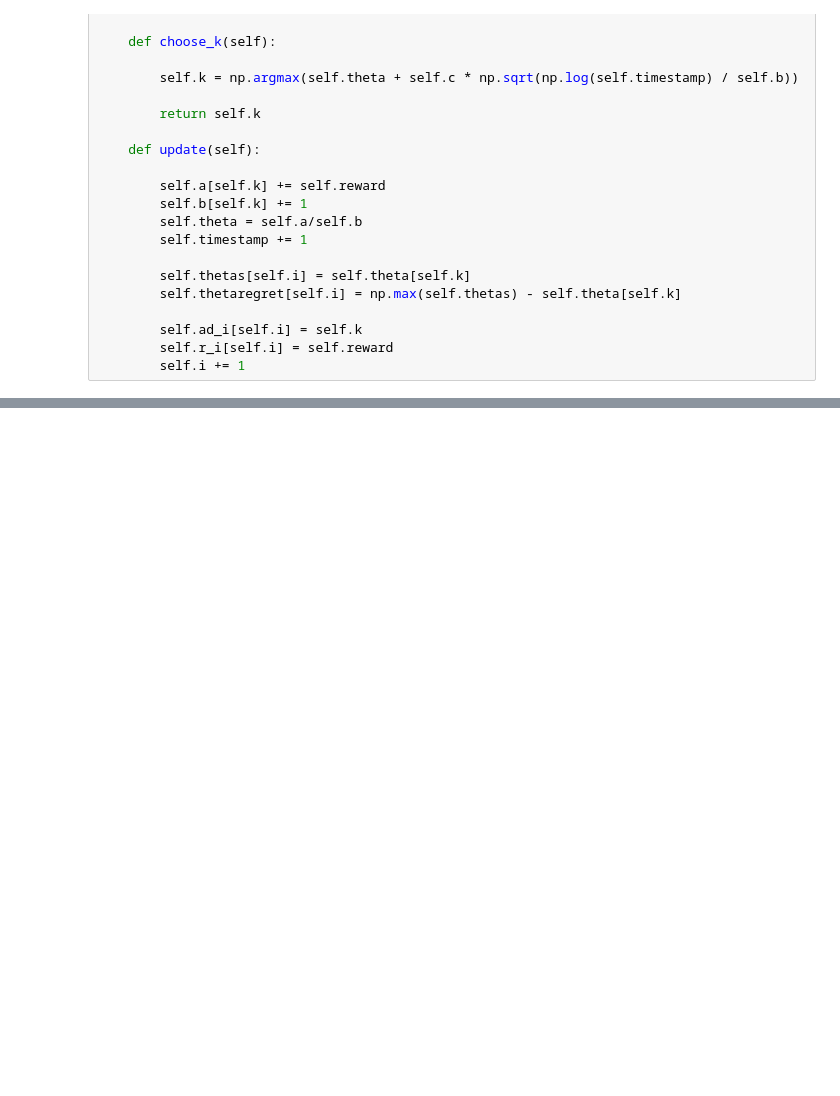
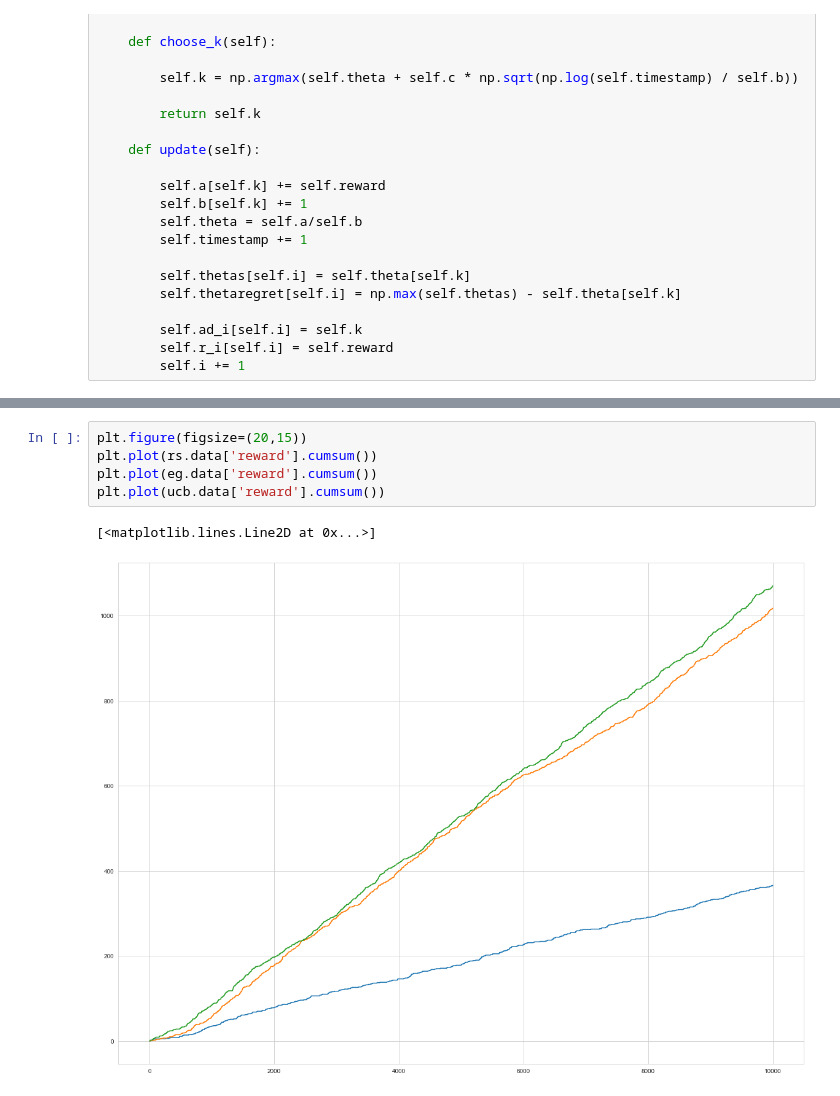
Before and after one commit to ashrek1/Reinforcement-learning, a Jupyter notebook: multi armed bandit/MAB_env.ipynb, the cells around one changed output, grey strips where cells are left out. Cells and saved outputs as stored; diff of their text form; blank space fills up the shorter version.

```diff
--- a/multi armed bandit/MAB_env.ipynb
+++ b/multi armed bandit/MAB_env.ipynb
@@ -193,3 +258,11 @@ plot_k_choices(ucb, "upper bounds confidence", ucb_total_score)
+# %%
+plt.figure(figsize=(20,15))
+plt.plot(rs.data['reward'].cumsum())
+plt.plot(eg.data['reward'].cumsum())
+plt.plot(ucb.data['reward'].cumsum())
+# %% [output]
+[<matplotlib.lines.Line2D at 0x...>]
+[figure, added]
 # %%
 totals = {'rs':[], 'eg':[], 'ucb':[]}
 for _ in range(100):
```
Also changed, not shown: parts of 18 cells of this notebook.
